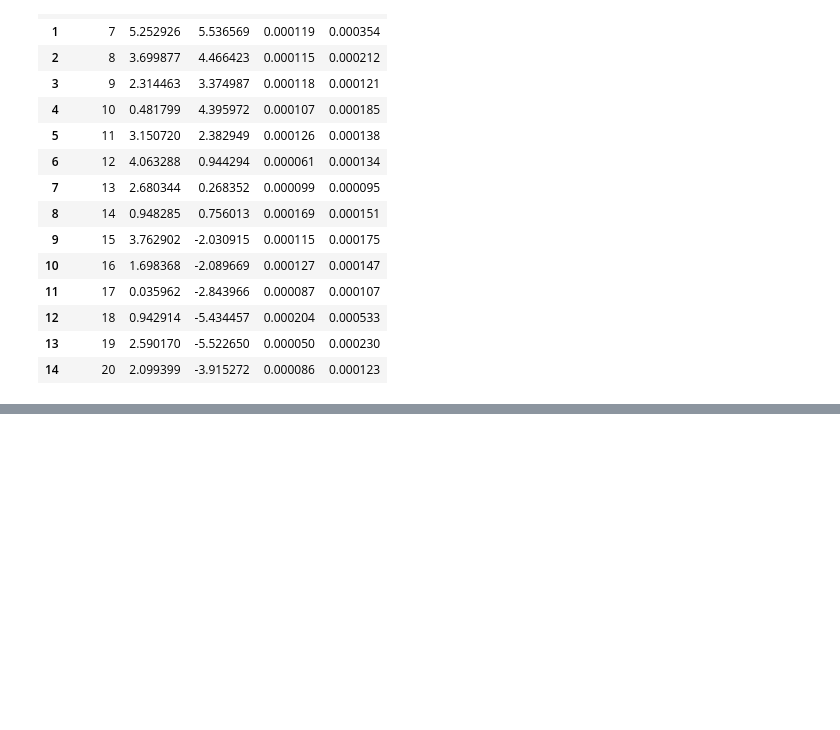
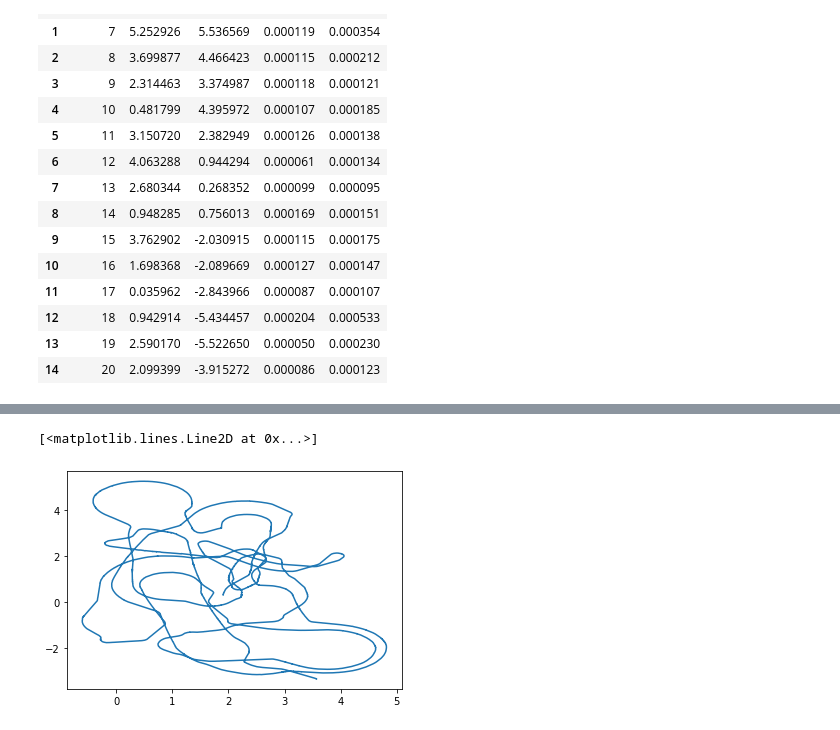
Before and after one commit to clylau/E205_Final_Project, a Jupyter notebook: Final_Project_Code.ipynb, the cells around one changed output, grey strips where cells are left out. Cells and saved outputs as stored; diff of their text form; code cells hidden in the pictures; blank space fills up the shorter version.

```diff
--- a/Final_Project_Code.ipynb
+++ b/Final_Project_Code.ipynb
@@ -53,0 +110,5 @@ loadFile("./MRCLAM_Dataset1/Landmark_Groundtruth.dat")
+# %%
+plt.plot(robot1_gt_x, robot1_gt_y)
+# %% [output]
+[<matplotlib.lines.Line2D at 0x...>]
+[figure, added]
```
Also changed, not shown: parts of 12 cells of this notebook.
